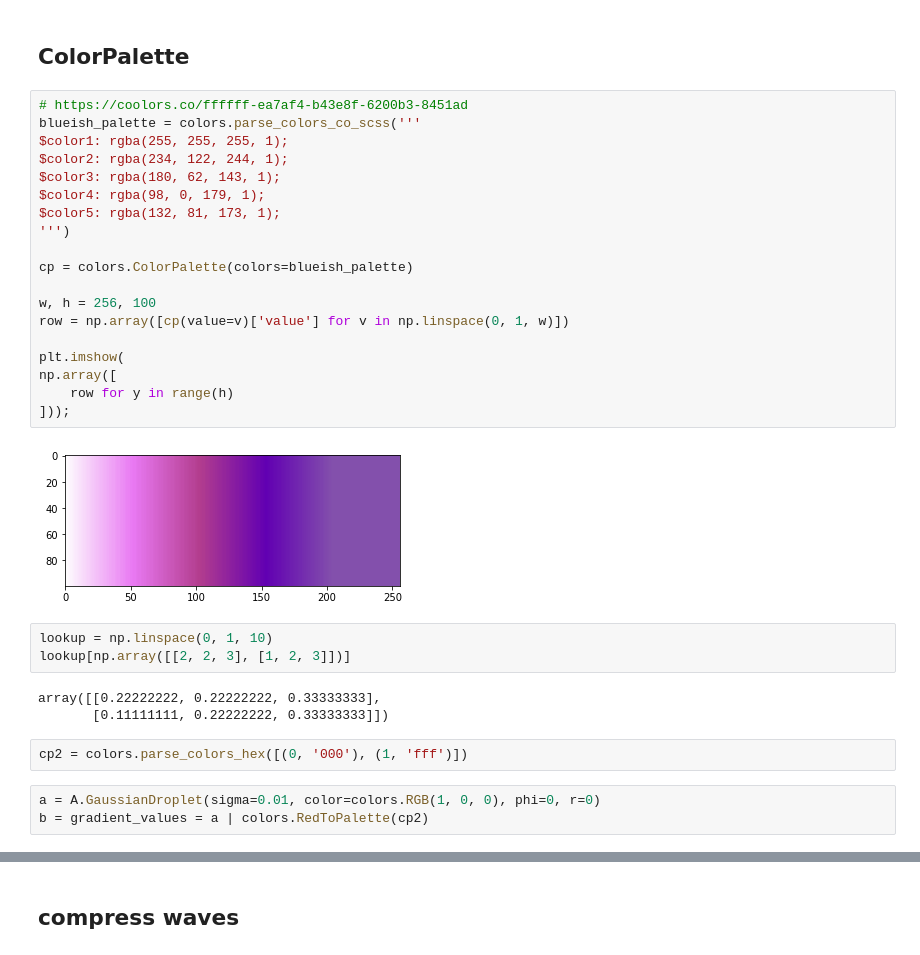
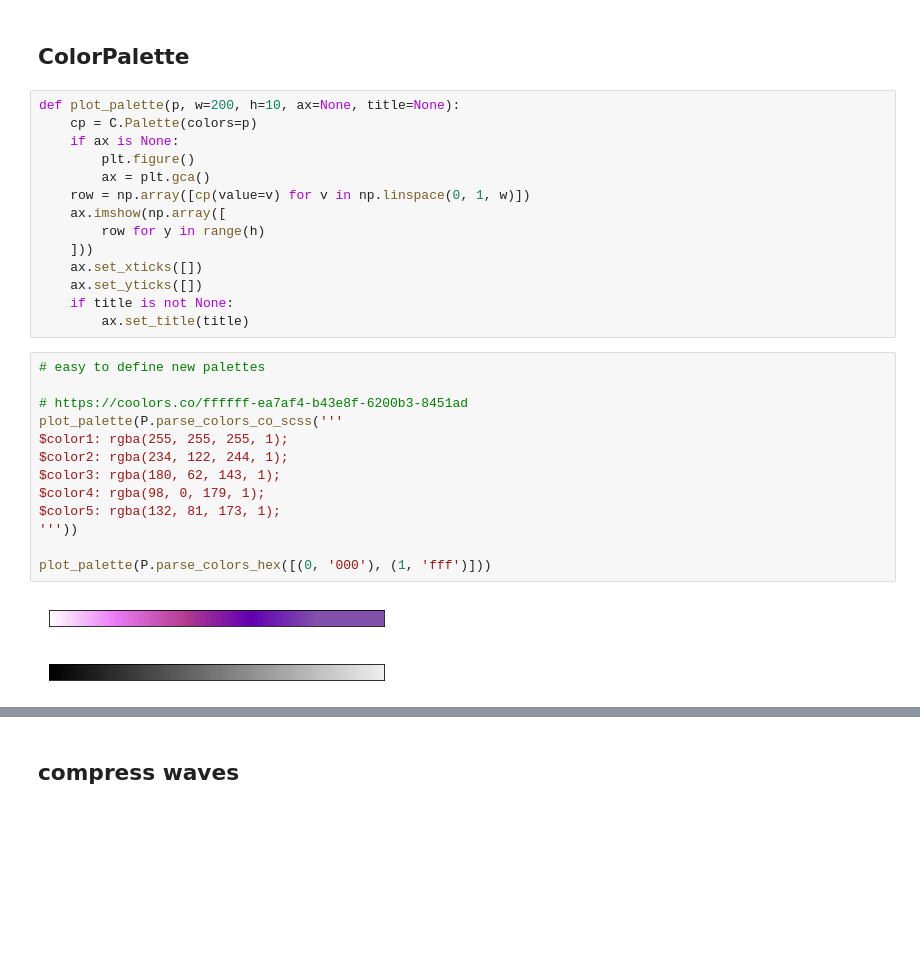
Before and after one commit to nuru-nu/moyo, a Jupyter notebook: notebooks/animations.ipynb, the cells around one changed output, grey strips where cells are left out. Cells and saved outputs as stored; diff of their text form; blank space fills up the shorter version.

```diff
--- a/notebooks/animations.ipynb
+++ b/notebooks/animations.ipynb
@@ -37,35 +38,33 @@ Effect = E.Effect
 # animations
 # %% [markdown]
 ## ColorPalette
+# %%
+def plot_palette(p, w=200, h=10, ax=None, title=None):
+    cp = C.Palette(colors=p)
+    if ax is None:
+        plt.figure()
+        ax = plt.gca()
+    row = np.array([cp(value=v) for v in np.linspace(0, 1, w)])
+    ax.imshow(np.array([
+        row for y in range(h)
+    ]))
+    ax.set_xticks([])
+    ax.set_yticks([])
+    if title is not None:
+        ax.set_title(title)
 # %%
+# easy to define new palettes
+
 # https://coolors.co/ffffff-ea7af4-b43e8f-6200b3-8451ad
-blueish_palette = colors.parse_colors_co_scss('''
+plot_palette(P.parse_colors_co_scss('''
 $color1: rgba(255, 255, 255, 1);
 $color2: rgba(234, 122, 244, 1);
 $color3: rgba(180, 62, 143, 1);
 $color4: rgba(98, 0, 179, 1);
 $color5: rgba(132, 81, 173, 1);
-''')
+'''))
 
-cp = colors.ColorPalette(colors=blueish_palette)
-
-w, h = 256, 100
-row = np.array([cp(value=v)['value'] for v in np.linspace(0, 1, w)])
-
-plt.imshow(
-np.array([
-    row for y in range(h)
-]));
+plot_palette(P.parse_colors_hex([(0, '000'), (1, 'fff')]))
 # %% [output]
-[figure, old version]
+[figure, new version]
+[figure, added]
-# %%
-lookup = np.linspace(0, 1, 10)
-lookup[np.array([[2, 2, 3], [1, 2, 3]])]
-# %% [output]
-array([[0.22222222, 0.22222222, 0.33333333],
-       [0.11111111, 0.22222222, 0.33333333]])
-# %%
-cp2 = colors.parse_colors_hex([(0, '000'), (1, 'fff')])
-# %%
-a = A.GaussianDroplet(sigma=0.01, color=colors.RGB(1, 0, 0), phi=0, r=0)
-b = gradient_values = a | colors.RedToPalette(cp2)
```
Also changed, not shown: parts of 13 cells of this notebook, 2 other files.
